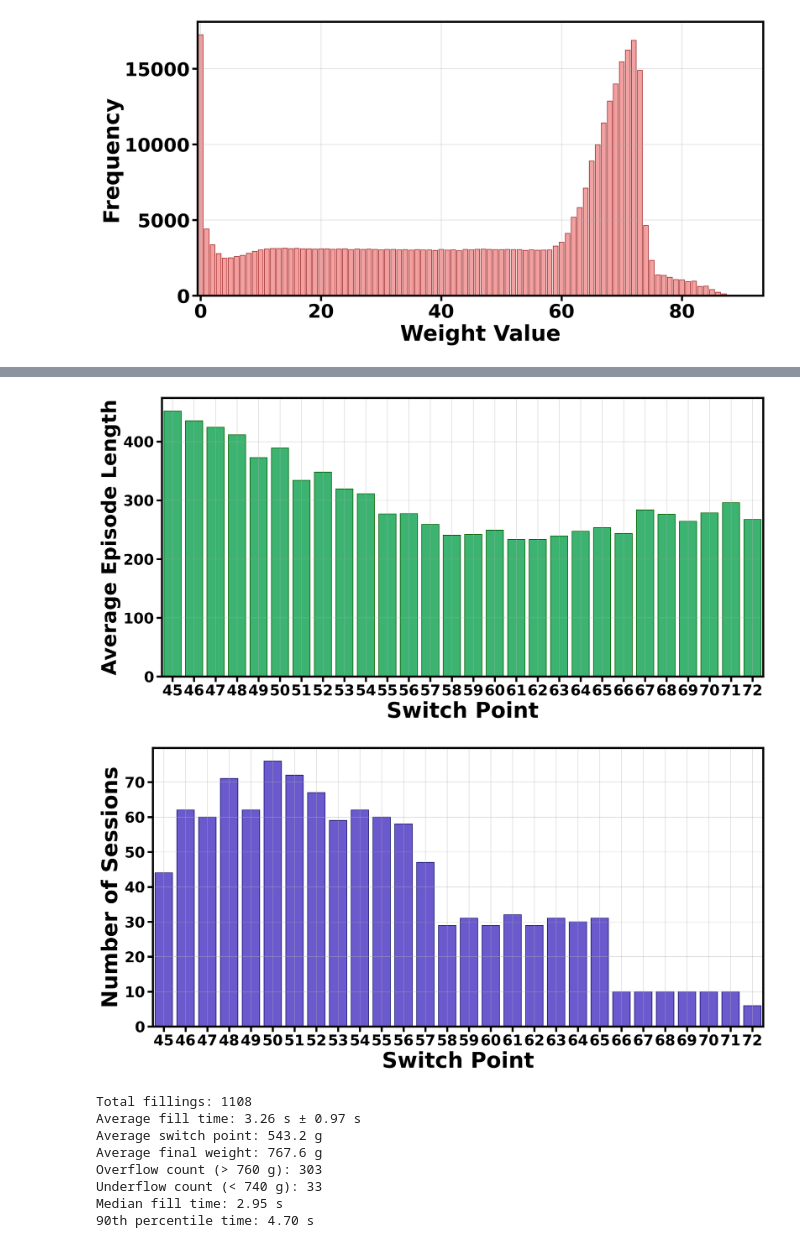
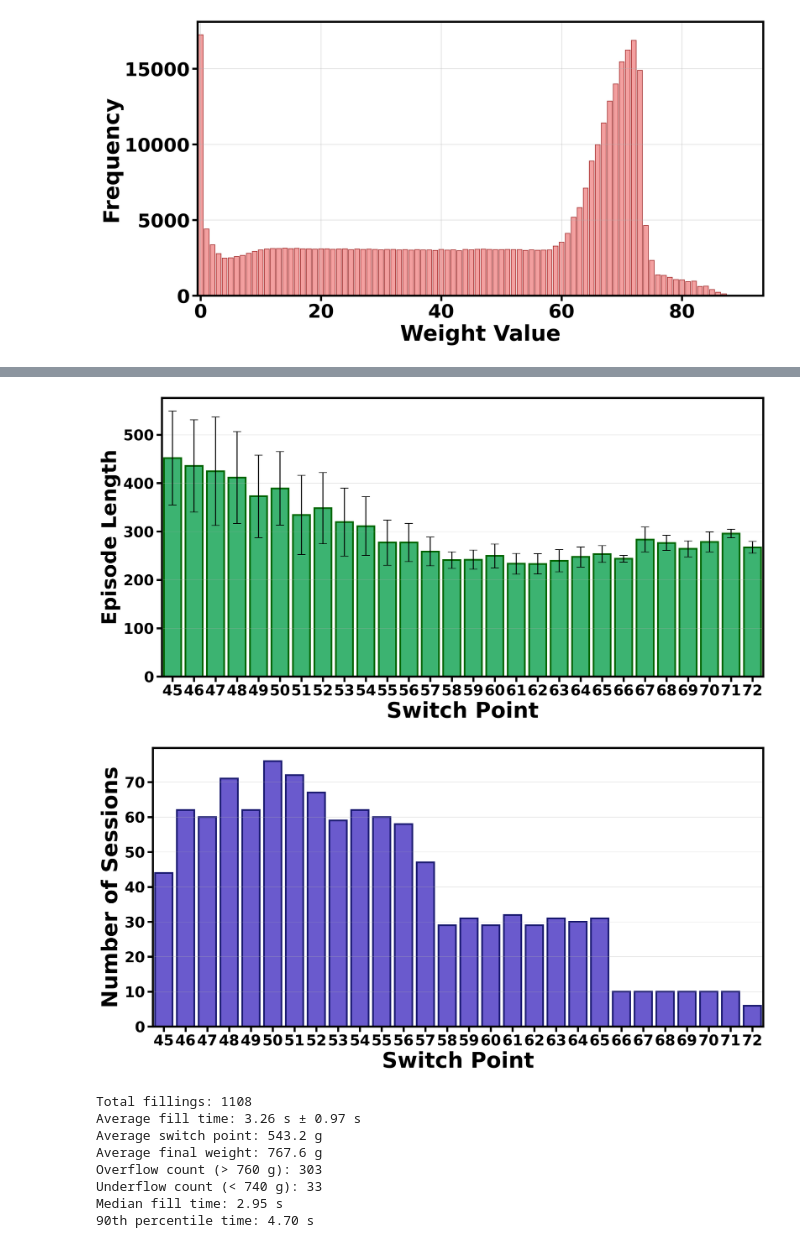
Before and after one commit to omeremeksiz/rl-filling-control, a Jupyter notebook: notebooks/data_analysis.ipynb, the cells around one changed output, grey strips where cells are left out. Saved outputs shown, nothing was run; the diff lists cells and outputs as text; code cells hidden in the pictures.

```diff
--- a/notebooks/data_analysis.ipynb
+++ b/notebooks/data_analysis.ipynb
@@ -106,52 +107,58 @@ switch_point    avg_length      sessions
 71      295.70  10
 72      267.17  6
 # %%
-# Plot 3: Average episode length per switch point
+# Plot 3: Average episode length per switch point with variability
 avg_lengths = []
+std_lengths = []
 counts = []
 labels = []
 for sp in sorted(lengths):
-    runs = lengths[sp]
-    avg_lengths.append(sum(runs) / len(runs))
+    runs = np.array(lengths[sp], dtype=float)
+    if runs.size == 0:
+        continue
+    avg_lengths.append(runs.mean())
+    std_lengths.append(runs.std(ddof=1) if runs.size > 1 else 0.0)
     counts.append(len(runs))
     labels.append(sp)
 
+labels_arr = np.array(labels, dtype=float)
+means_arr = np.array(avg_lengths)
+std_arr = np.array(std_lengths)
+
 fig, ax = plt.subplots(figsize=(14, 7))
-ax.bar(labels, avg_lengths, color='mediumseagreen', edgecolor='darkgreen')
+bars = ax.bar(labels_arr, means_arr, color='mediumseagreen', edgecolor='darkgreen', linewidth=2.5, yerr=std_arr, capsize=6)
 ax.set_xlabel('Switch Point', fontsize=32, fontweight='bold')
-ax.set_ylabel('Average Episode Length', fontsize=30, fontweight='bold')
-ax.set_xticks(labels)
-ax.set_xlim(labels[0] - 0.5, labels[-1] + 0.5)
-ax.grid(True, axis='both', alpha=0.5)
+ax.set_ylabel('Episode Length', fontsize=30, fontweight='bold')
+ax.set_xticks(labels_arr)
+ax.set_xlim(labels_arr[0] - 0.5, labels_arr[-1] + 0.5)
+ax.grid(True, axis='y', alpha=0.35)
 ax.tick_params(axis='both', width=3, length=8, labelsize=22)
 for spine in ax.spines.values():
     spine.set_linewidth(3)
 for tick in ax.get_xticklabels() + ax.get_yticklabels():
     tick.set_fontweight('bold')
 fig.tight_layout()
-# fig.savefig('avg_episode_length_by_switch.png', dpi=400, bbox_inches='tight')
 fig.savefig('avg_episode_length_by_switch.pdf', dpi=400, bbox_inches='tight')
 plt.show()
 
 fig, ax = plt.subplots(figsize=(14, 7))
-ax.bar(labels, counts, color='slateblue', edgecolor='midnightblue')
+ax.bar(labels_arr, counts, color='slateblue', edgecolor='midnightblue', linewidth=2.5)
 ax.set_xlabel('Switch Point', fontsize=32, fontweight='bold')
 ax.set_ylabel('Number of Sessions', fontsize=32, fontweight='bold')
-ax.set_xticks(labels)
-ax.set_xlim(labels[0] - 0.5, labels[-1] + 0.5)
-ax.grid(True, axis='both', alpha=0.5)
+ax.set_xticks(labels_arr)
+ax.set_xlim(labels_arr[0] - 0.5, labels_arr[-1] + 0.5)
+ax.grid(True, axis='y', alpha=0.35)
 ax.tick_params(axis='both', width=3, length=8, labelsize=22)
 for spine in ax.spines.values():
     spine.set_linewidth(3)
 for tick in ax.get_xticklabels() + ax.get_yticklabels():
     tick.set_fontweight('bold')
 fig.tight_layout()
-# fig.savefig('session_counts_by_switch.png', dpi=400, bbox_inches='tight')
 fig.savefig('session_counts_by_switch.pdf', dpi=400, bbox_inches='tight')
 plt.show()
 # %% [output]
-[figure, old version]
+[figure, new version]
-[figure, old version]
+[figure, new version]
 # %%
 from collections import Counter
 import numpy as np
```
Also changed, not shown: parts of 1 cell of this notebook, 4 other files.
